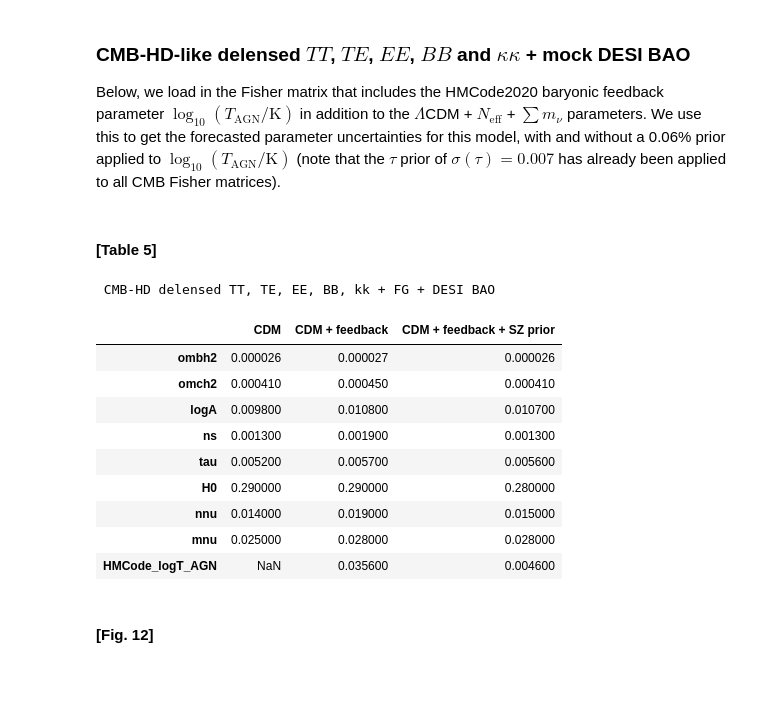
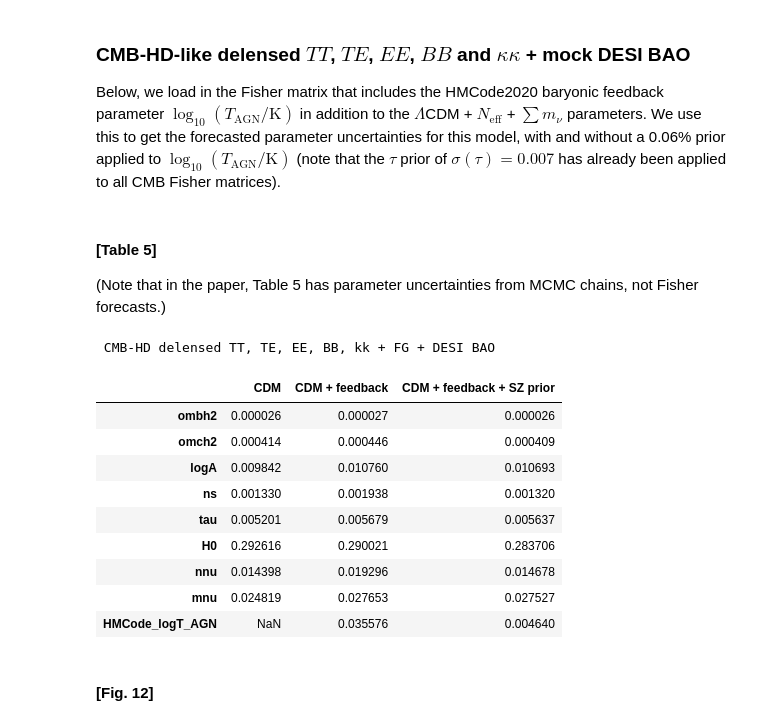
Before and after one commit to ZackCheslog/hdfisher, a Jupyter notebook: forecast_plots.ipynb, the cells around one changed output. Cells and saved outputs as stored; diff of their text form; code cells hidden in the pictures; blank space fills up the shorter version.

```diff
--- a/forecast_plots.ipynb
+++ b/forecast_plots.ipynb
@@ -771,24 +770,26 @@ hd_param_errors['delensed_desi_feedback_prior'] = fisher.get_fisher_errors(hd_fi
 hd_samples['delensed_desi_feedback_prior'] = getdist_samples(hd_fishers['delensed_desi_feedback_prior'], hd_fisher_params['delensed_desi_feedback'])
 # %% [markdown]
 #### [Table 5]
+
+(Note that in the paper, Table 5 has parameter uncertainties from MCMC chains, not Fisher forecasts.)
 # %%
 title = 'CMB-HD delensed TT, TE, EE, BB, kk + FG + DESI BAO'
 columns = ['CDM', 'CDM + feedback', 'CDM + feedback + SZ prior']
 hd_keys = ['delensed_desi', 'delensed_desi_feedback', 'delensed_desi_feedback_prior']
-param_errors_list = [round_dict(hd_param_errors[key]) for key in hd_keys]
+param_errors_list = [hd_param_errors[key] for key in hd_keys]
 print_table(param_errors_list, columns, title=title, list_of_keys=param_list+['HMCode_logT_AGN'])
 # %% [output]
  CMB-HD delensed TT, TE, EE, BB, kk + FG + DESI BAO
 |  | CDM | CDM + feedback | CDM + feedback + SZ prior |
 | ombh2 | 0.000026 | 0.000027 | 0.000026 |
-| omch2 | 0.000410 | 0.000450 | 0.000410 |
-| logA | 0.009800 | 0.010800 | 0.010700 |
-| ns | 0.001300 | 0.001900 | 0.001300 |
-| tau | 0.005200 | 0.005700 | 0.005600 |
-| H0 | 0.290000 | 0.290000 | 0.280000 |
-| nnu | 0.014000 | 0.019000 | 0.015000 |
-| mnu | 0.025000 | 0.028000 | 0.028000 |
-| HMCode_logT_AGN | NaN | 0.035600 | 0.004600 |
+| omch2 | 0.000414 | 0.000446 | 0.000409 |
+| logA | 0.009842 | 0.010760 | 0.010693 |
+| ns | 0.001330 | 0.001938 | 0.001320 |
+| tau | 0.005201 | 0.005679 | 0.005637 |
+| H0 | 0.292616 | 0.290021 | 0.283706 |
+| nnu | 0.014398 | 0.019296 | 0.014678 |
+| mnu | 0.024819 | 0.027653 | 0.027527 |
+| HMCode_logT_AGN | NaN | 0.035576 | 0.004640 |
 # %% [markdown]
 #### [Fig. 12]
 # %%
```
Also changed, not shown: parts of 3 cells of this notebook.
